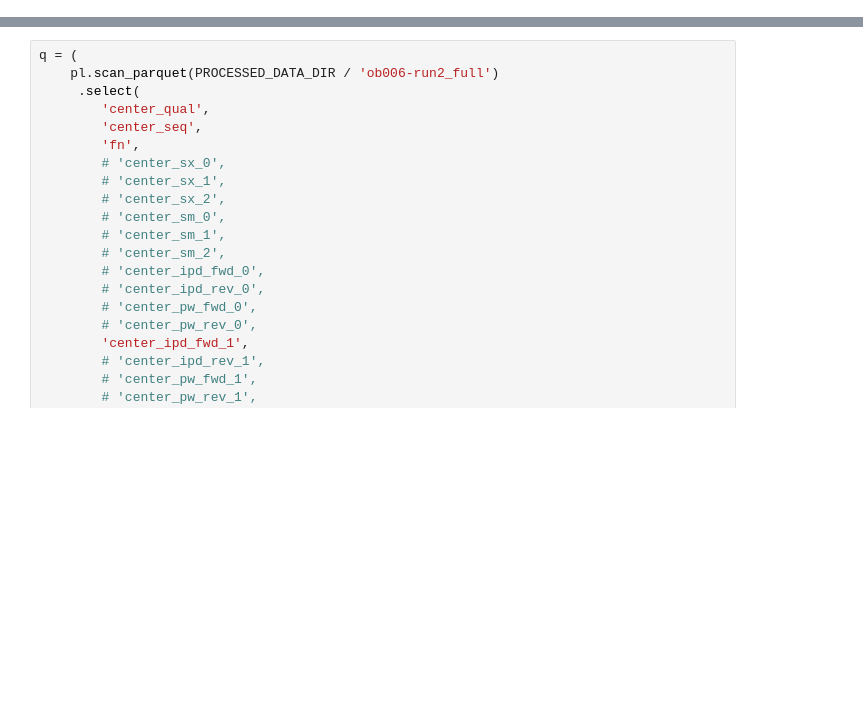
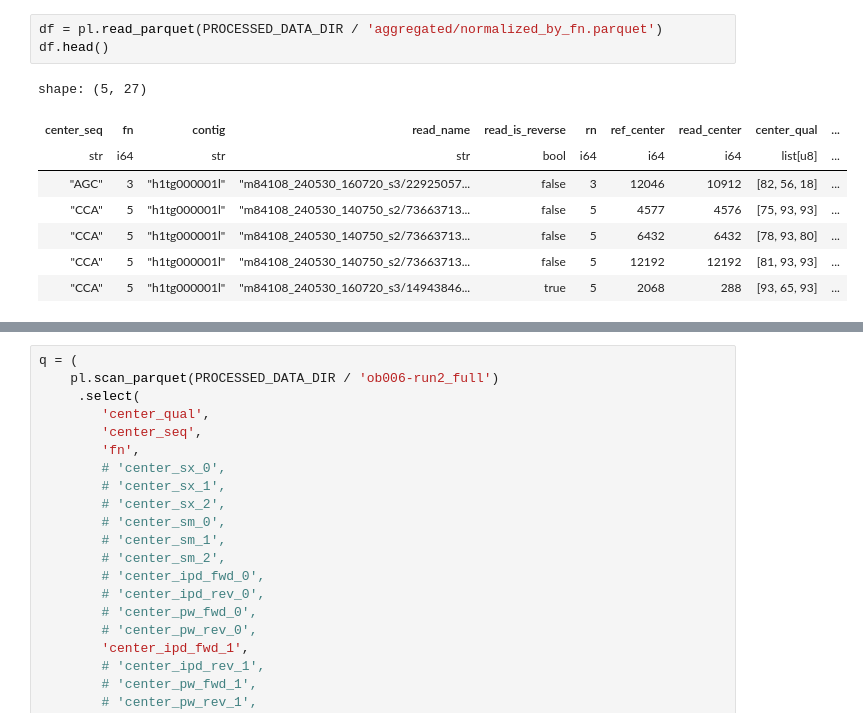
Before and after one commit to hcharlton/kinetics_modelling, a Jupyter notebook: notebooks/0.0-hank-basicTest.ipynb, the cells around one changed output, grey strips where cells are left out. Saved outputs shown, nothing was run; the diff lists cells and outputs as text; blank space fills up the shorter version.

```diff
--- a/notebooks/0.0-hank-basicTest.ipynb
+++ b/notebooks/0.0-hank-basicTest.ipynb
@@ -17,0 +18,12 @@ q.collect().shape
+# %%
+df = pl.read_parquet(PROCESSED_DATA_DIR / 'aggregated/normalized_by_fn.parquet')
+df.head()
+# %% [output]
+shape: (5, 27)
+| center_seq | fn | contig | read_name | read_is_reverse | rn | ref_center | read_center | center_qual | ... |
+| str | i64 | str | str | bool | i64 | i64 | i64 | list[u8] | ... |
+| "AGC" | 3 | "h1tg000001l" | "m84108_240530_160720_s3/22925057... | false | 3 | 12046 | 10912 | [82, 56, 18] | ... |
+| "CCA" | 5 | "h1tg000001l" | "m84108_240530_140750_s2/73663713... | false | 5 | 4577 | 4576 | [75, 93, 93] | ... |
+| "CCA" | 5 | "h1tg000001l" | "m84108_240530_140750_s2/73663713... | false | 5 | 6432 | 6432 | [78, 93, 80] | ... |
+| "CCA" | 5 | "h1tg000001l" | "m84108_240530_140750_s2/73663713... | false | 5 | 12192 | 12192 | [81, 93, 93] | ... |
+| "CCA" | 5 | "h1tg000001l" | "m84108_240530_160720_s3/14943846... | true | 5 | 2068 | 288 | [93, 65, 93] | ... |
```
Also changed, not shown: parts of 4 cells of this notebook, 12 other files.
